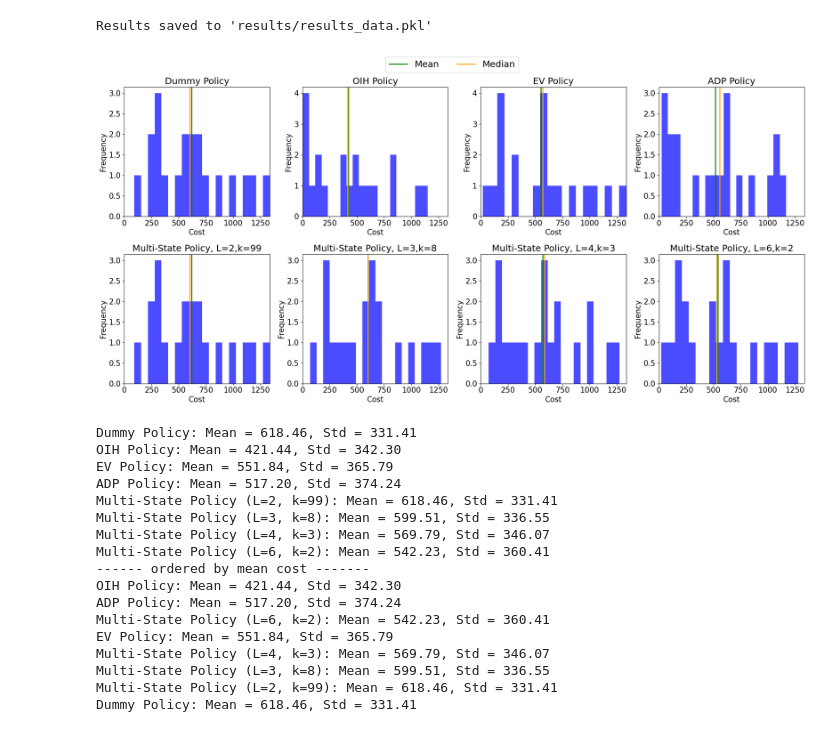
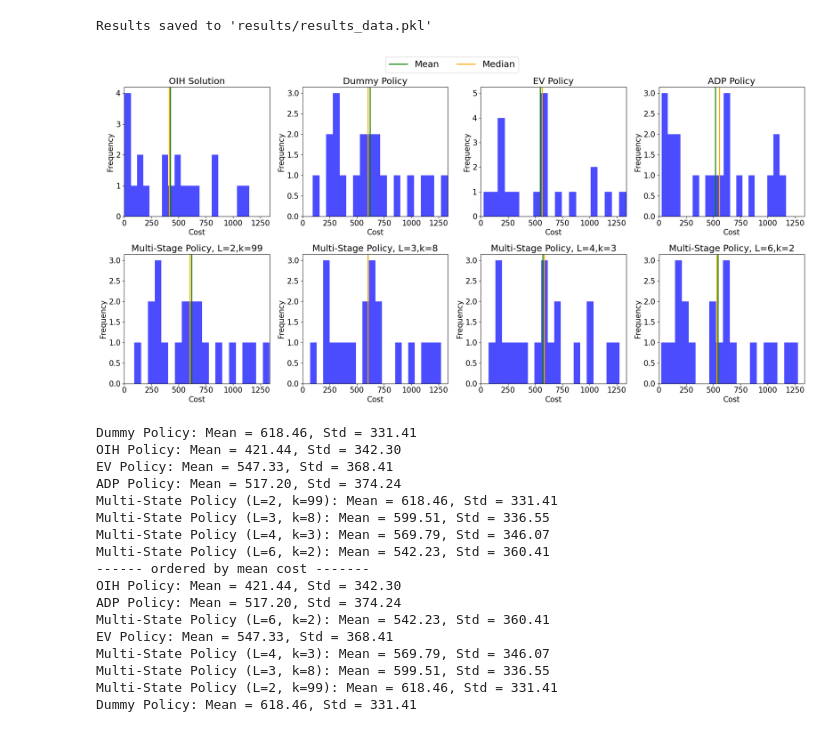
Before and after one commit to PK1725/02435_DMUU, a Jupyter notebook: assignment_A/task_4.ipynb, the cells around one changed output. Drawn from its saved outputs; the diff is of its cells as text; code cells hidden in the pictures.

Commit message:
update ev policy to use entire trajectory

```diff
--- a/assignment_A/task_4.ipynb
+++ b/assignment_A/task_4.ipynb
@@ -62,5 +62,5 @@ _, results[3,:] = sim_MDP(E,multi_state_policy,winds,prices)
 # %% [markdown]
 ### Expected value policy
 # %%
-expected_value_policy = MultiStagePolicy(L=10,k=1)
+expected_value_policy = MultiStagePolicy(L=24,k=1)
 mean_ev, costs_ev = sim_MDP(E,expected_value_policy,winds,prices)
@@ -166,40 +164,40 @@ median_color = 'orange'
 
 # First row: Dummy, OIH, EV, and ADP policies
 for i, (costs, title) in enumerate(zip(
-    [costs_dummy, costs_oih, costs_ev, costs_adp],
-    ["Dummy Policy", "OIH Policy", "EV Policy", "ADP Policy"]
+    [costs_oih, costs_dummy, costs_ev, costs_adp],
+    ["OIH Solution", "Dummy Policy", "EV Policy", "ADP Policy"]
 )):
     axes[0, i].hist(costs, bins=20, color=hist_color, alpha=0.7)
     axes[0, i].axvline(np.mean(costs), color=mean_color, linewidth=2, label='Mean')
     axes[0, i].axvline(np.median(costs), color=median_color, linewidth=2, label='Median')
     axes[0, i].set_title(title)
     axes[0, i].set_xlabel("Cost")
     axes[0, i].set_ylabel("Frequency")
     axes[0, i].set_xlim(common_xlim)
 
 config = ["L=2,k=99", "L=3,k=8", "L=4,k=3", "L=6,k=2"]
 
 # Second row: Multi-state policies for 4 configurations
 for i in range(4):
     axes[1, i].hist(results[i, :], bins=20, color=hist_color, alpha=0.7)
     axes[1, i].axvline(np.mean(results[i, :]), color=mean_color, linewidth=2, label='Mean')
     axes[1, i].axvline(np.median(results[i, :]), color=median_color, linewidth=2, label='Median')
     axes[1, i].set_title(f"Multi-Stage Policy, {config[i]}")
     axes[1, i].set_xlabel("Cost")
     axes[1, i].set_ylabel("Frequency")
     axes[1, i].set_xlim(common_xlim)
 
 # Add a common legend
 handles = [
     plt.Line2D([0], [0], color=mean_color, linewidth=2, label='Mean'),
     plt.Line2D([0], [0], color=median_color, linewidth=2, label='Median')
 ]
 fig.legend(handles=handles, loc='upper center', ncol=2, fontsize=18)
 plt.tight_layout(rect=[0, 0.00, 1, 0.95])  # Adjust layout to make space for the legend
 plt.savefig("figures/policy_comparison.pdf", dpi=300, bbox_inches='tight')
 plt.show()
 # %% [output]
-[figure, old version]
+[figure, new version]
 # %%
 methods = {
     "Dummy Policy": costs_dummy,
@@ -230,7 +228,7 @@ for method, costs in sorted_methods:
 # %% [output]
 Dummy Policy: Mean = 618.46, Std = 331.41
 OIH Policy: Mean = 421.44, Std = 342.30
-EV Policy: Mean = 551.84, Std = 365.79
+EV Policy: Mean = 547.33, Std = 368.41
 ADP Policy: Mean = 517.20, Std = 374.24
 Multi-State Policy (L=2, k=99): Mean = 618.46, Std = 331.41
 Multi-State Policy (L=3, k=8): Mean = 599.51, Std = 336.55
@@ -240,7 +238,7 @@ Multi-State Policy (L=6, k=2): Mean = 542.23, Std = 360.41
 OIH Policy: Mean = 421.44, Std = 342.30
 ADP Policy: Mean = 517.20, Std = 374.24
 Multi-State Policy (L=6, k=2): Mean = 542.23, Std = 360.41
-EV Policy: Mean = 551.84, Std = 365.79
+EV Policy: Mean = 547.33, Std = 368.41
 Multi-State Policy (L=4, k=3): Mean = 569.79, Std = 346.07
 Multi-State Policy (L=3, k=8): Mean = 599.51, Std = 336.55
 Multi-State Policy (L=2, k=99): Mean = 618.46, Std = 331.41
```
Also changed, not shown: parts of 1 cell of this notebook, 2 other files.
